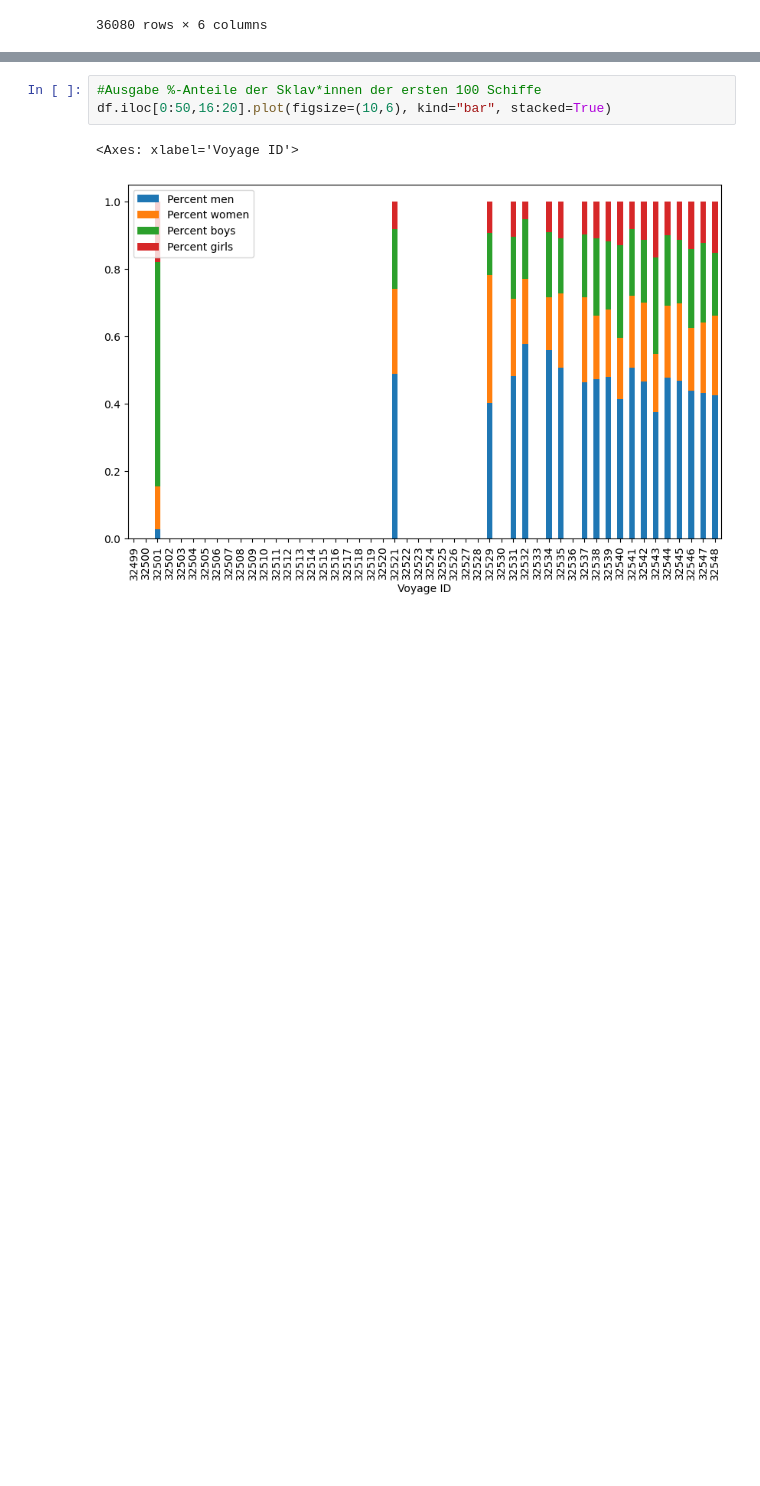
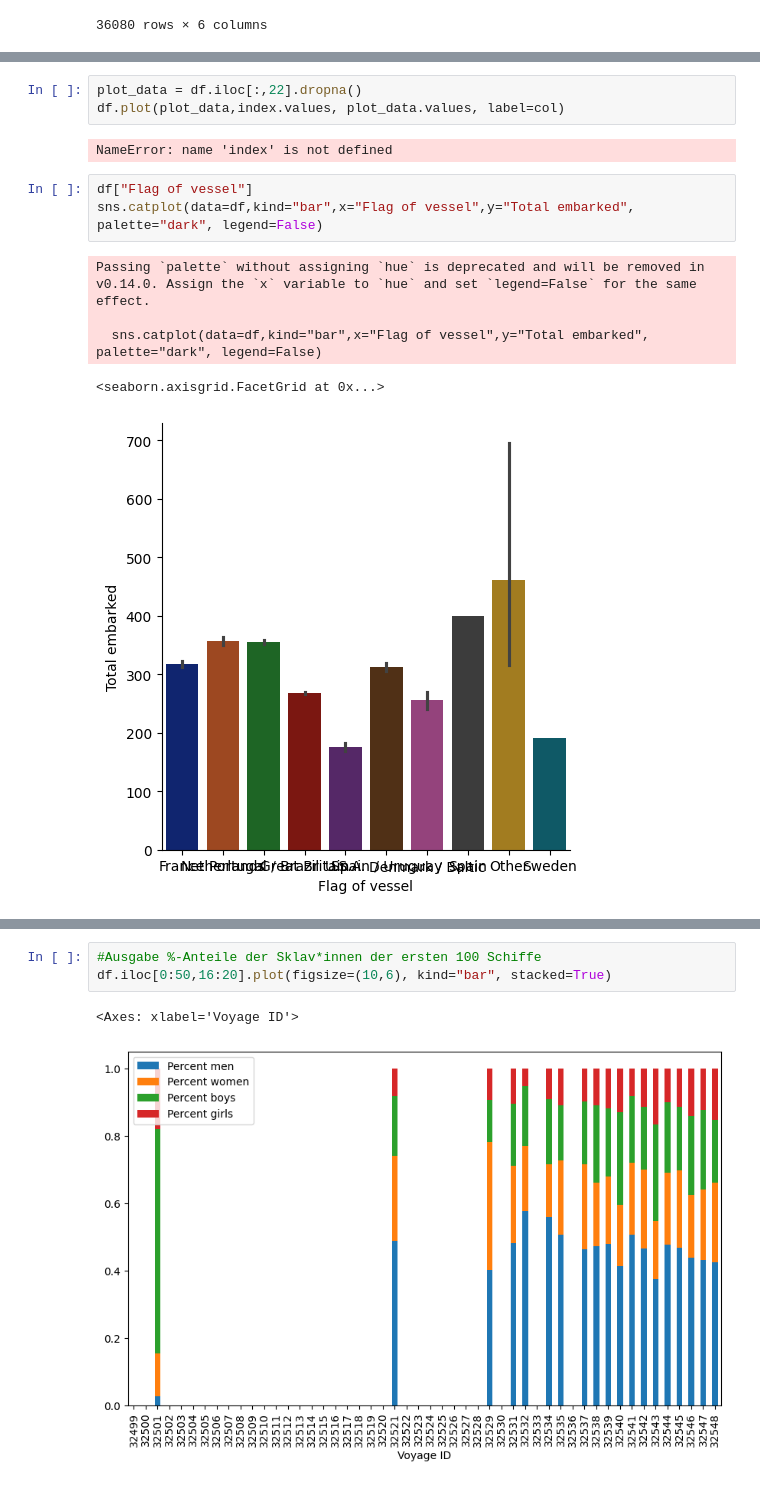
Before and after one commit to andren967/Novak_SlaveVoyages, a Jupyter notebook: Slave_trade_EDA.ipynb, the cells around one changed output, grey strips where cells are left out. Cells and saved outputs as stored; diff of their text form; blank space fills up the shorter version.

```diff
--- a/Slave_trade_EDA.ipynb
+++ b/Slave_trade_EDA.ipynb
@@ -118,0 +727,14 @@ RangeIndex(start=0, stop=36080, step=1)
+# %%
+plot_data = df.iloc[:,22].dropna()
+df.plot(plot_data,index.values, plot_data.values, label=col)
+# %% [output]
+NameError: name 'index' is not defined
+# %%
+df["Flag of vessel"]
+sns.catplot(data=df,kind="bar",x="Flag of vessel",y="Total embarked", palette="dark", legend=False)
+# %% [output]
+Passing `palette` without assigning `hue` is deprecated and will be removed in v0.14.0. Assign the `x` variable to `hue` and set `legend=False` for the same effect.
+
+  sns.catplot(data=df,kind="bar",x="Flag of vessel",y="Total embarked", palette="dark", legend=False)
+<seaborn.axisgrid.FacetGrid at 0x...>
+[figure, added]
```
Also changed, not shown: parts of 23 cells of this notebook.
